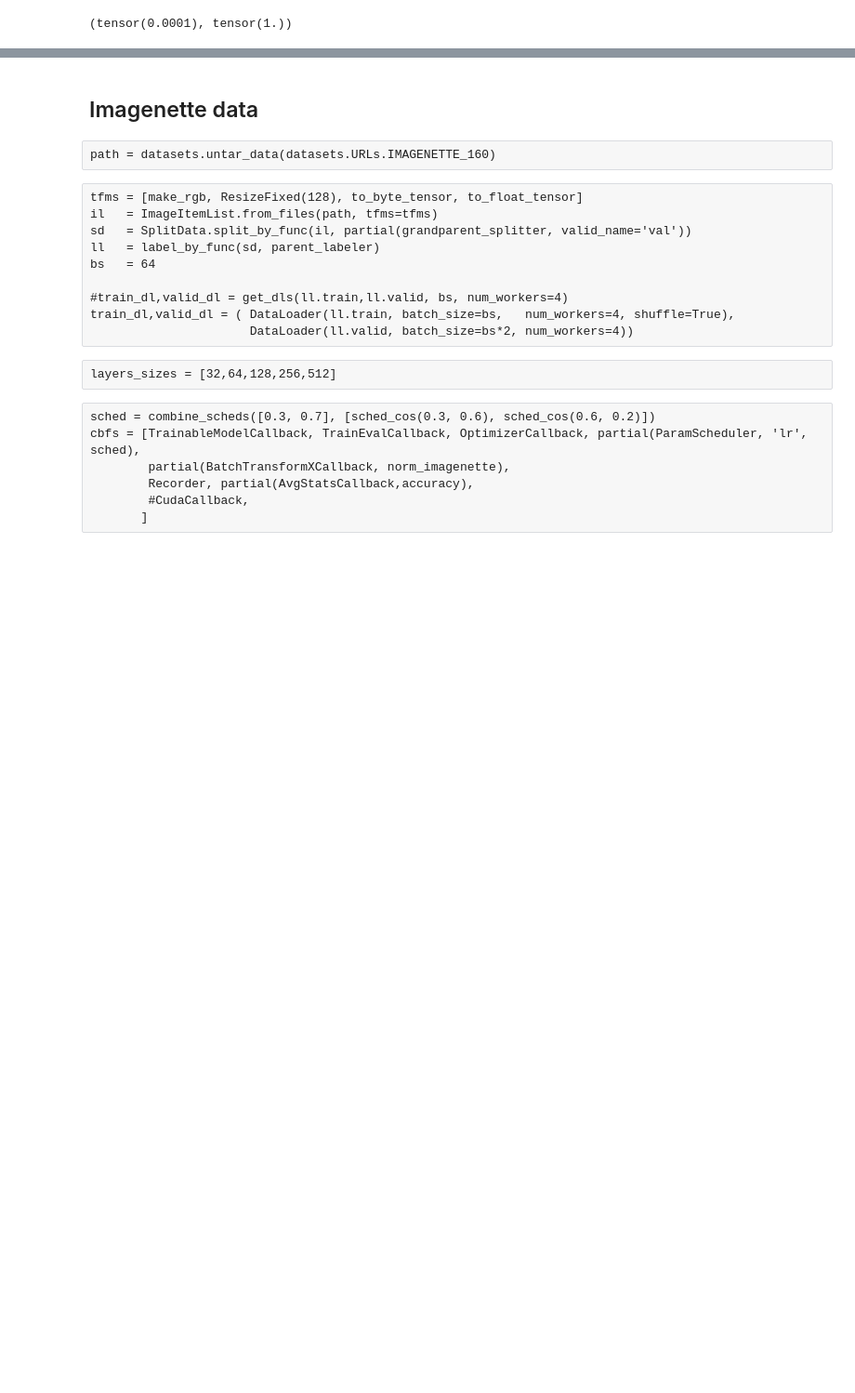
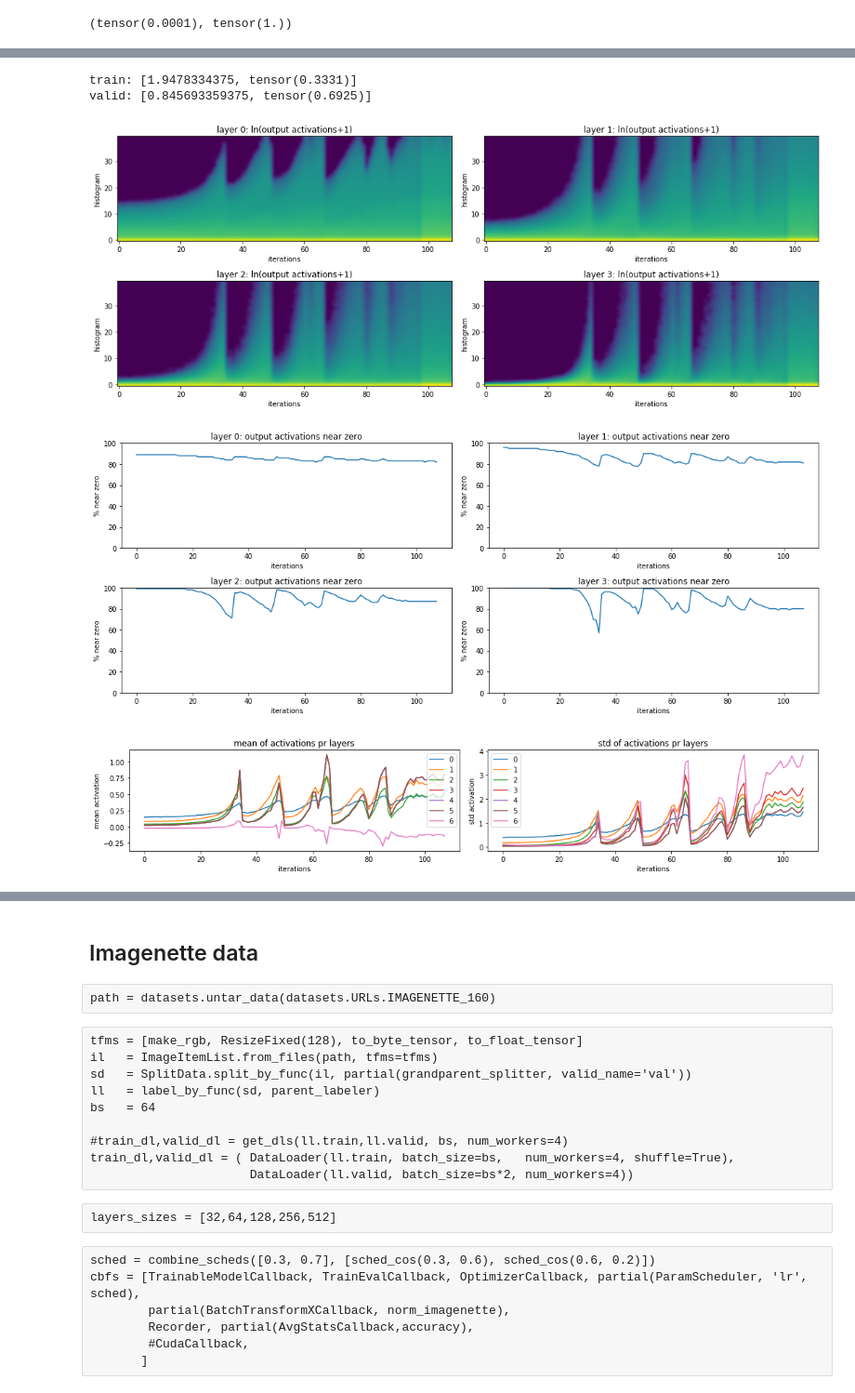
Before and after one commit to kasparlund/core_ai, a Jupyter notebook: source/mnist.ipynb, the cells around one changed output, grey strips where cells are left out. Shown at 93% size. Cells and saved outputs as stored; diff of their text form; code cells hidden in the pictures; blank space fills up the shorter version.

```diff
--- a/source/mnist.ipynb
+++ b/source/mnist.ipynb
@@ -124,0 +104,17 @@ tensor(0.2188)
+# %%
+sched     = combine_scheds([0.5, 0.5], [sched_cos(0.2, 1.), sched_cos(1., 0.1)])
+cbfs_base = [TrainableModelCallback, TrainEvalCallback, OptimizerCallback,
+             partial(BatchTransformXCallback, tfm = mnist_view) ]
+# %%
+cbfs  = cbfs_base.copy() + [Recorder, partial(AvgStatsCallback,[accuracy]) ]
+model = get_cnn_model(n_filters_pr_layer, output_features, layer=conv_layer)
+learn = Learner( model, data, loss_func, opt=torch.optim.SGD(model.parameters(), lr=.4), cb_funcs=cbfs)
+with Hooks(model, append_stats) as hooks:
+    learn.fit(1)
+    plot_layer_stats( hooks )
+# %% [output]
+train: [1.9478334375, tensor(0.3331)]
+valid: [0.845693359375, tensor(0.6925)]
+[figure, added]
+[figure, added]
+[figure, added]
```
Also changed, not shown: parts of 14 cells of this notebook, 5 other files.
